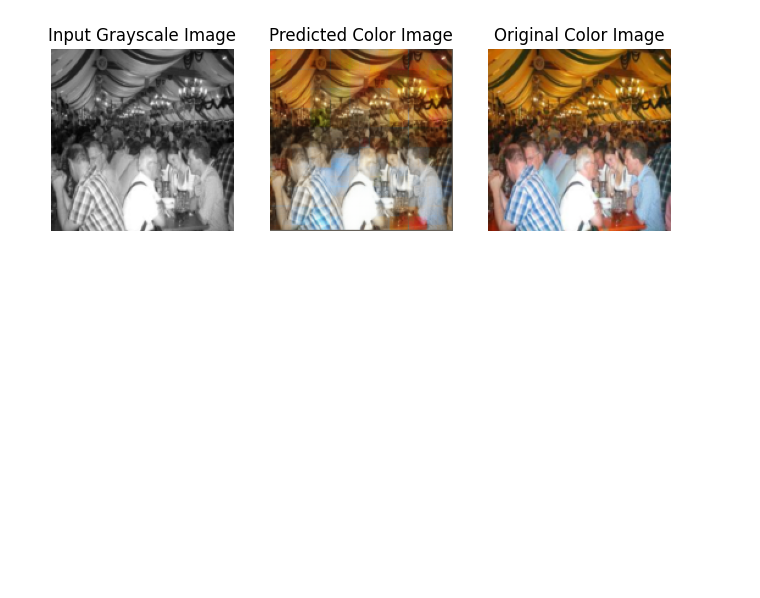
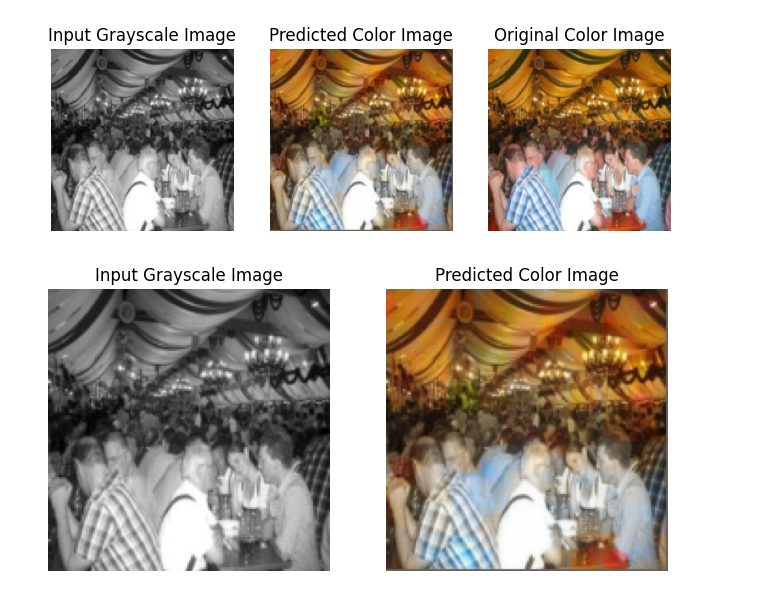
Before and after one commit to suraj-k-s/ImageColorizationUsingAutoencoders, a Jupyter notebook: predict.ipynb, the cells around one changed output. Cells and saved outputs as stored; diff of their text form; code cells hidden in the pictures; blank space fills up the shorter version.

Commit message:
added code for passing the grayscale image only and getting the output

```diff
--- a/predict.ipynb
+++ b/predict.ipynb
@@ -85,3 +85,46 @@ plt.axis('off')
 plt.show()
 # %% [output]
 [figure]
+# %%
+def predict_img(input_gray):
+    # Load the saved model
+    model = autoencoder_model()
+    model.load_state_dict(torch.load('models/model_epoch_100.pth'))
+
+    model.eval()
+
+    transform = transforms.Compose([
+        transforms.Resize((150, 150)),
+        transforms.ToTensor(),
+    ])
+
+    input_gray = input_gray.convert('L')
+    input_gray = transform(input_gray).unsqueeze(0)  # Add batch dimension
+
+    # Make prediction
+    with torch.no_grad():
+        predicted_color = model(input_gray)
+
+        return predicted_color, input_gray
+# %%
+input_img = 'predict_img/1.jpg'
+input_gray = Image.open(input_img)
+
+output_img, input_gray = predict_img(input_gray)
+
+# Visualize the images
+plt.figure(figsize=(8, 4))
+
+plt.subplot(1, 2, 1)
+plt.imshow(input_gray.squeeze().numpy(), cmap='gray')
+plt.title('Input Grayscale Image')
+plt.axis('off')
+
+plt.subplot(1, 2, 2)
+plt.imshow(output_img.squeeze().permute(1, 2, 0).numpy())
+plt.title('Predicted Color Image')
+plt.axis('off')
+
+plt.show()
+# %% [output]
+[figure, added]
```
